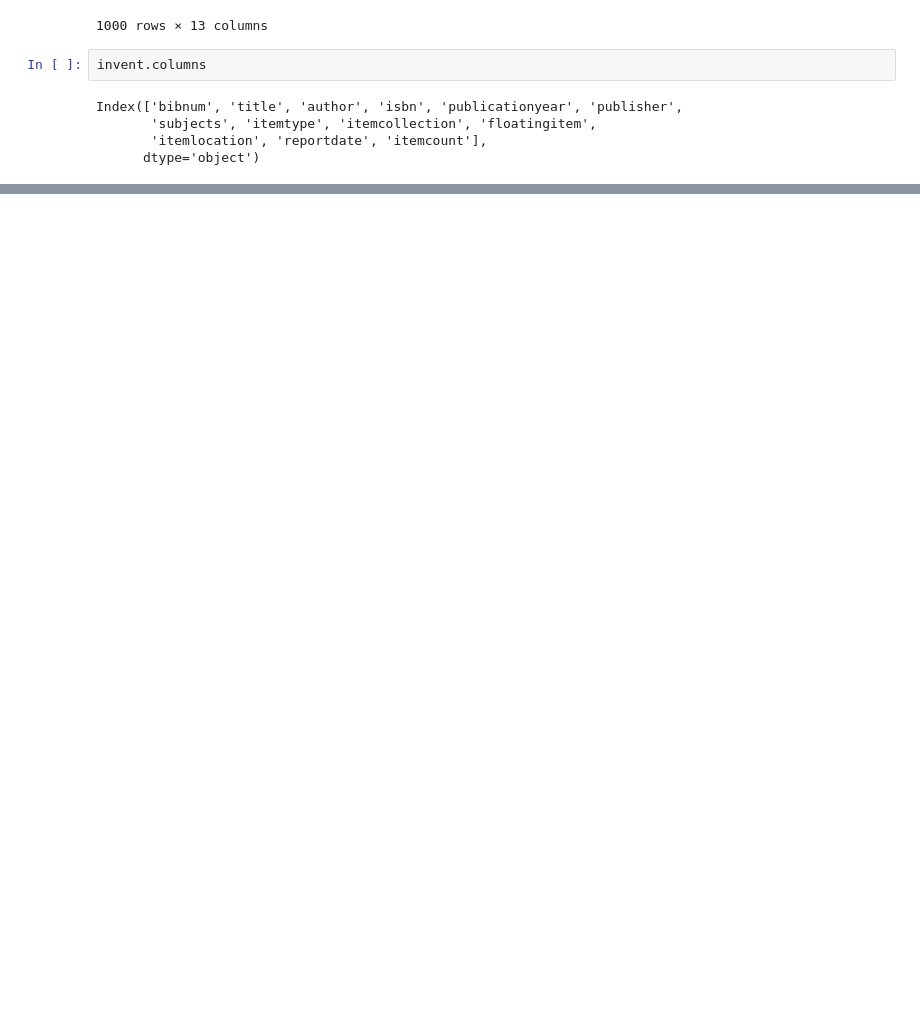
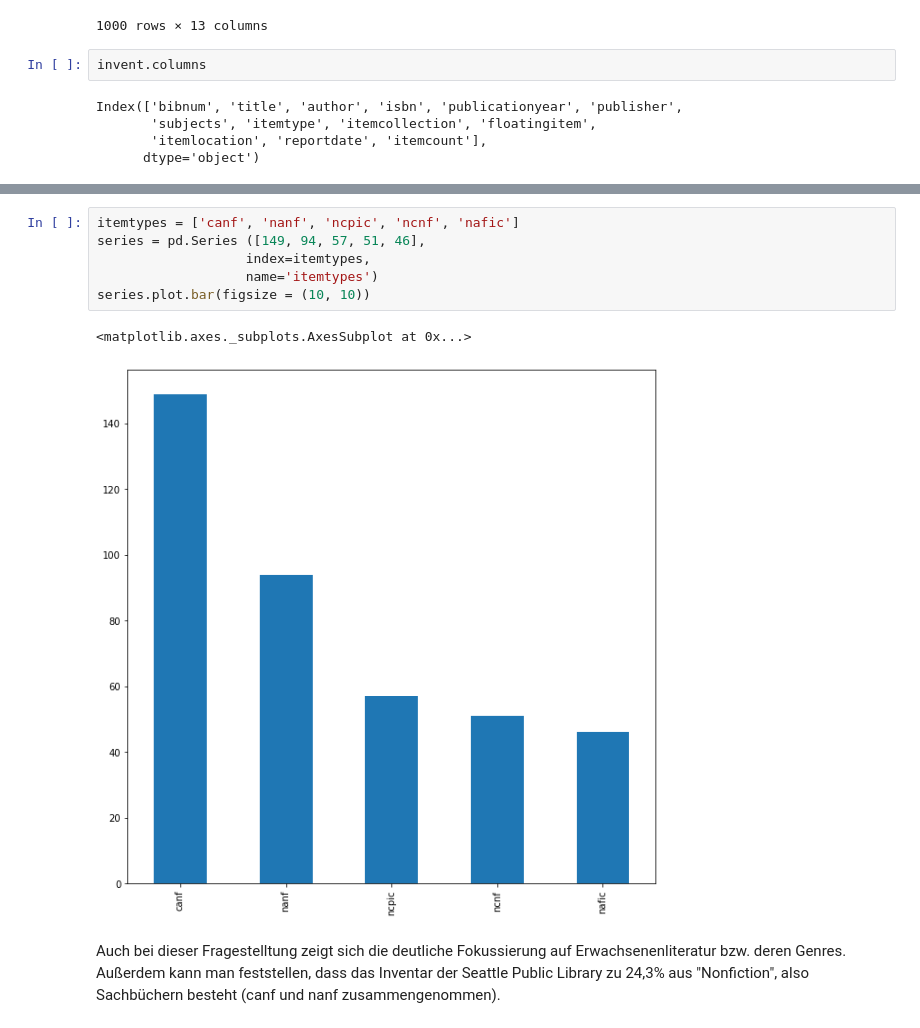
Before and after one commit to janamandrys/Jupyter_Notebook-MALIS, a Jupyter notebook: FOERSTNER_MALIS19.3_AUFGABE2.ipynb, the cells around one changed output, grey strips where cells are left out. Drawn from its saved outputs; the diff is of its cells as text; blank space fills up the shorter version.

```diff
--- a/FOERSTNER_MALIS19.3_AUFGABE2.ipynb
+++ b/FOERSTNER_MALIS19.3_AUFGABE2.ipynb
@@ -317,0 +121,11 @@ Leider ist eine grafische Darstellung dieses Ergebnisses nicht möglich.
+# %%
+itemtypes = ['canf', 'nanf', 'ncpic', 'ncnf', 'nafic']
+series = pd.Series ([149, 94, 57, 51, 46],
+                   index=itemtypes,
+                   name='itemtypes')
+series.plot.bar(figsize = (10, 10))
+# %% [output]
+<matplotlib.axes._subplots.AxesSubplot at 0x...>
+[figure, added]
+# %% [markdown]
+Auch bei dieser Fragestelltung zeigt sich die deutliche Fokussierung auf Erwachsenenliteratur bzw. deren Genres. Außerdem kann man feststellen, dass das Inventar der Seattle Public Library zu 24,3% aus "Nonfiction", also Sachbüchern besteht (canf und nanf zusammengenommen).
```
Also changed, not shown: parts of 65 cells of this notebook.
